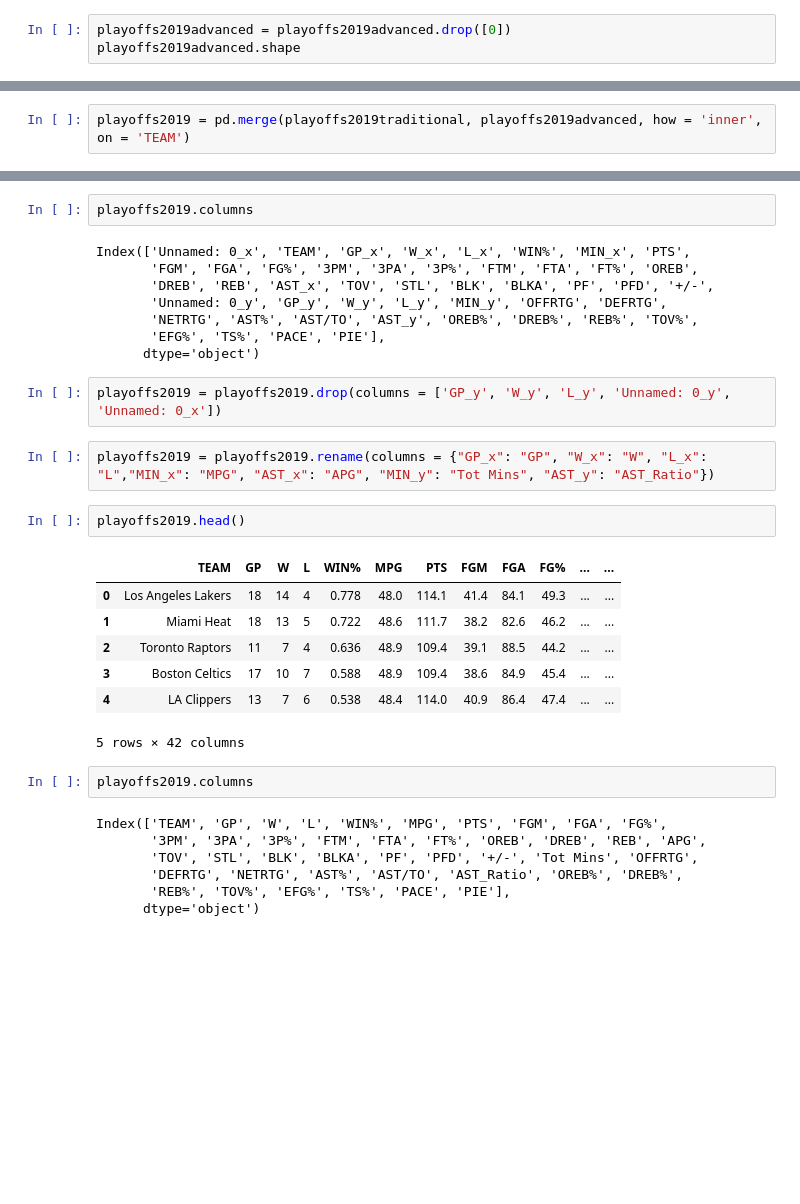
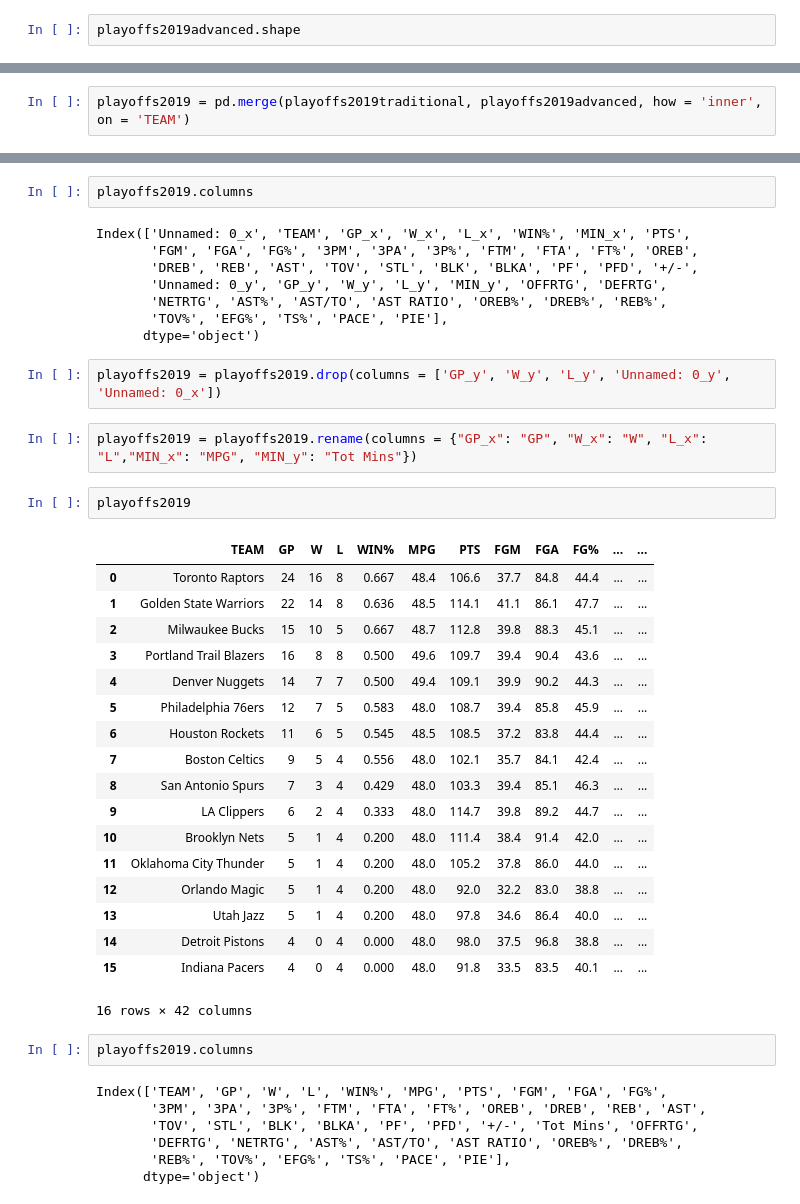
Before and after one commit to krishanweber3/info2950project, a Jupyter notebook: 2950 Phase II Weber.ipynb, the cells around one changed output, grey strips where cells are left out. Cells and saved outputs as stored; diff of their text form; blank space fills up the shorter version.

```diff
--- a/2950 Phase II Weber.ipynb
+++ b/2950 Phase II Weber.ipynb
@@ -11,7 +11,6 @@ playoffs2019traditional.shape
 # %% [output]
 (16, 28)
 # %%
-playoffs2019advanced = playoffs2019advanced.drop([0])
 playoffs2019advanced.shape
 # %% [output]
 (16, 20)
@@ -52,31 +51,42 @@ playoffs2019.columns
 # %% [output]
 Index(['Unnamed: 0_x', 'TEAM', 'GP_x', 'W_x', 'L_x', 'WIN%', 'MIN_x', 'PTS',
        'FGM', 'FGA', 'FG%', '3PM', '3PA', '3P%', 'FTM', 'FTA', 'FT%', 'OREB',
-       'DREB', 'REB', 'AST_x', 'TOV', 'STL', 'BLK', 'BLKA', 'PF', 'PFD', '+/-',
+       'DREB', 'REB', 'AST', 'TOV', 'STL', 'BLK', 'BLKA', 'PF', 'PFD', '+/-',
        'Unnamed: 0_y', 'GP_y', 'W_y', 'L_y', 'MIN_y', 'OFFRTG', 'DEFRTG',
-       'NETRTG', 'AST%', 'AST/TO', 'AST_y', 'OREB%', 'DREB%', 'REB%', 'TOV%',
-       'EFG%', 'TS%', 'PACE', 'PIE'],
+       'NETRTG', 'AST%', 'AST/TO', 'AST RATIO', 'OREB%', 'DREB%', 'REB%',
+       'TOV%', 'EFG%', 'TS%', 'PACE', 'PIE'],
       dtype='object')
 # %%
 playoffs2019 = playoffs2019.drop(columns = ['GP_y', 'W_y', 'L_y', 'Unnamed: 0_y', 'Unnamed: 0_x'])
 # %%
-playoffs2019 = playoffs2019.rename(columns = {"GP_x": "GP", "W_x": "W", "L_x": "L","MIN_x": "MPG", "AST_x": "APG", "MIN_y": "Tot Mins", "AST_y": "AST_Ratio"})
+playoffs2019 = playoffs2019.rename(columns = {"GP_x": "GP", "W_x": "W", "L_x": "L","MIN_x": "MPG", "MIN_y": "Tot Mins"})
 # %%
-playoffs2019.head()
+playoffs2019
 # %% [output]
 |  | TEAM | GP | W | L | WIN% | MPG | PTS | FGM | FGA | FG% | ... | ... |
-| 0 | Los Angeles Lakers | 18 | 14 | 4 | 0.778 | 48.0 | 114.1 | 41.4 | 84.1 | 49.3 | ... | ... |
-| 1 | Miami Heat | 18 | 13 | 5 | 0.722 | 48.6 | 111.7 | 38.2 | 82.6 | 46.2 | ... | ... |
-| 2 | Toronto Raptors | 11 | 7 | 4 | 0.636 | 48.9 | 109.4 | 39.1 | 88.5 | 44.2 | ... | ... |
-| 3 | Boston Celtics | 17 | 10 | 7 | 0.588 | 48.9 | 109.4 | 38.6 | 84.9 | 45.4 | ... | ... |
-| 4 | LA Clippers | 13 | 7 | 6 | 0.538 | 48.4 | 114.0 | 40.9 | 86.4 | 47.4 | ... | ... |
+| 0 | Toronto Raptors | 24 | 16 | 8 | 0.667 | 48.4 | 106.6 | 37.7 | 84.8 | 44.4 | ... | ... |
+| 1 | Golden State Warriors | 22 | 14 | 8 | 0.636 | 48.5 | 114.1 | 41.1 | 86.1 | 47.7 | ... | ... |
+| 2 | Milwaukee Bucks | 15 | 10 | 5 | 0.667 | 48.7 | 112.8 | 39.8 | 88.3 | 45.1 | ... | ... |
+| 3 | Portland Trail Blazers | 16 | 8 | 8 | 0.500 | 49.6 | 109.7 | 39.4 | 90.4 | 43.6 | ... | ... |
+| 4 | Denver Nuggets | 14 | 7 | 7 | 0.500 | 49.4 | 109.1 | 39.9 | 90.2 | 44.3 | ... | ... |
+| 5 | Philadelphia 76ers | 12 | 7 | 5 | 0.583 | 48.0 | 108.7 | 39.4 | 85.8 | 45.9 | ... | ... |
+| 6 | Houston Rockets | 11 | 6 | 5 | 0.545 | 48.5 | 108.5 | 37.2 | 83.8 | 44.4 | ... | ... |
+| 7 | Boston Celtics | 9 | 5 | 4 | 0.556 | 48.0 | 102.1 | 35.7 | 84.1 | 42.4 | ... | ... |
+| 8 | San Antonio Spurs | 7 | 3 | 4 | 0.429 | 48.0 | 103.3 | 39.4 | 85.1 | 46.3 | ... | ... |
+| 9 | LA Clippers | 6 | 2 | 4 | 0.333 | 48.0 | 114.7 | 39.8 | 89.2 | 44.7 | ... | ... |
+| 10 | Brooklyn Nets | 5 | 1 | 4 | 0.200 | 48.0 | 111.4 | 38.4 | 91.4 | 42.0 | ... | ... |
+| 11 | Oklahoma City Thunder | 5 | 1 | 4 | 0.200 | 48.0 | 105.2 | 37.8 | 86.0 | 44.0 | ... | ... |
+| 12 | Orlando Magic | 5 | 1 | 4 | 0.200 | 48.0 | 92.0 | 32.2 | 83.0 | 38.8 | ... | ... |
+| 13 | Utah Jazz | 5 | 1 | 4 | 0.200 | 48.0 | 97.8 | 34.6 | 86.4 | 40.0 | ... | ... |
+| 14 | Detroit Pistons | 4 | 0 | 4 | 0.000 | 48.0 | 98.0 | 37.5 | 96.8 | 38.8 | ... | ... |
+| 15 | Indiana Pacers | 4 | 0 | 4 | 0.000 | 48.0 | 91.8 | 33.5 | 83.5 | 40.1 | ... | ... |
-5 rows × 42 columns
+16 rows × 42 columns
 # %%
 playoffs2019.columns
 # %% [output]
 Index(['TEAM', 'GP', 'W', 'L', 'WIN%', 'MPG', 'PTS', 'FGM', 'FGA', 'FG%',
-       '3PM', '3PA', '3P%', 'FTM', 'FTA', 'FT%', 'OREB', 'DREB', 'REB', 'APG',
+       '3PM', '3PA', '3P%', 'FTM', 'FTA', 'FT%', 'OREB', 'DREB', 'REB', 'AST',
        'TOV', 'STL', 'BLK', 'BLKA', 'PF', 'PFD', '+/-', 'Tot Mins', 'OFFRTG',
-       'DEFRTG', 'NETRTG', 'AST%', 'AST/TO', 'AST_Ratio', 'OREB%', 'DREB%',
+       'DEFRTG', 'NETRTG', 'AST%', 'AST/TO', 'AST RATIO', 'OREB%', 'DREB%',
        'REB%', 'TOV%', 'EFG%', 'TS%', 'PACE', 'PIE'],
       dtype='object')
```
Also changed, not shown: parts of 19 cells of this notebook, 1 other file.
